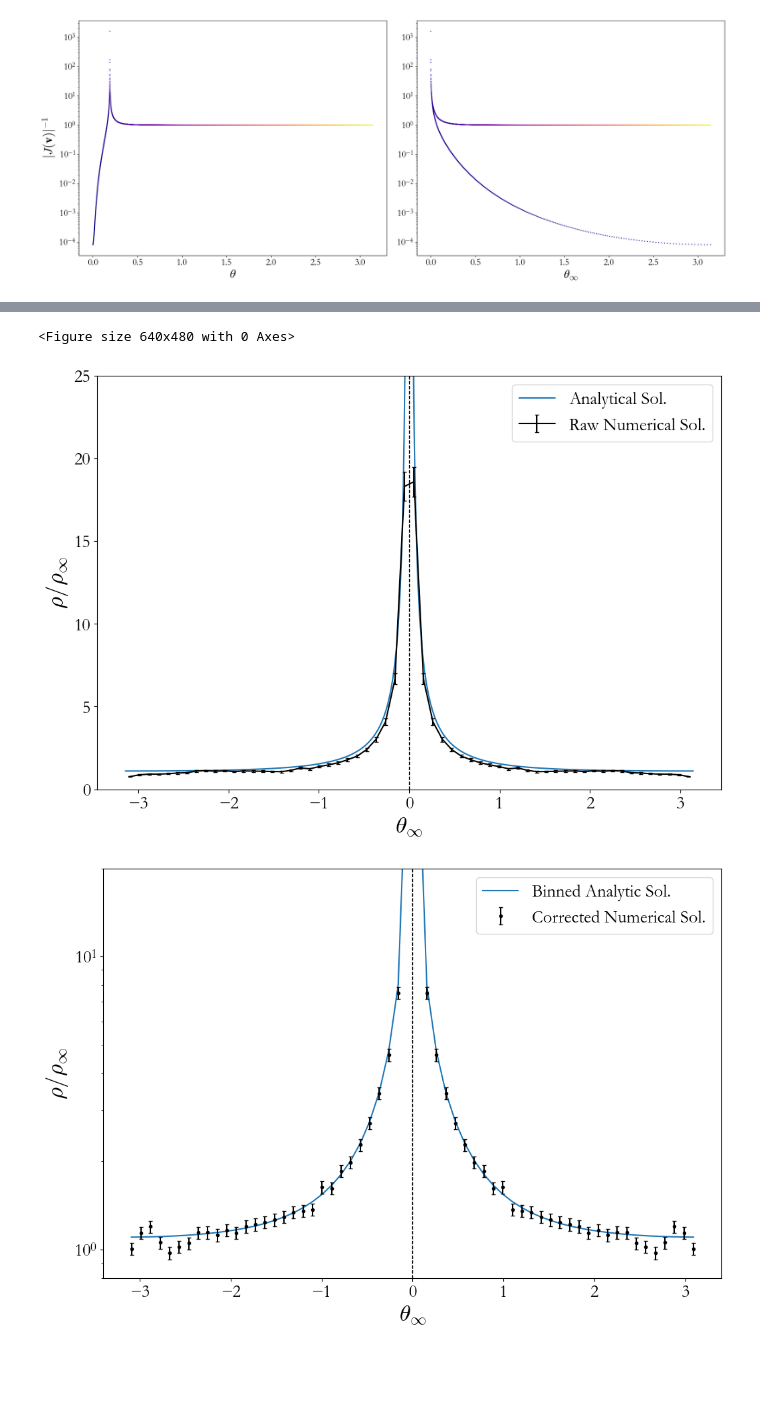
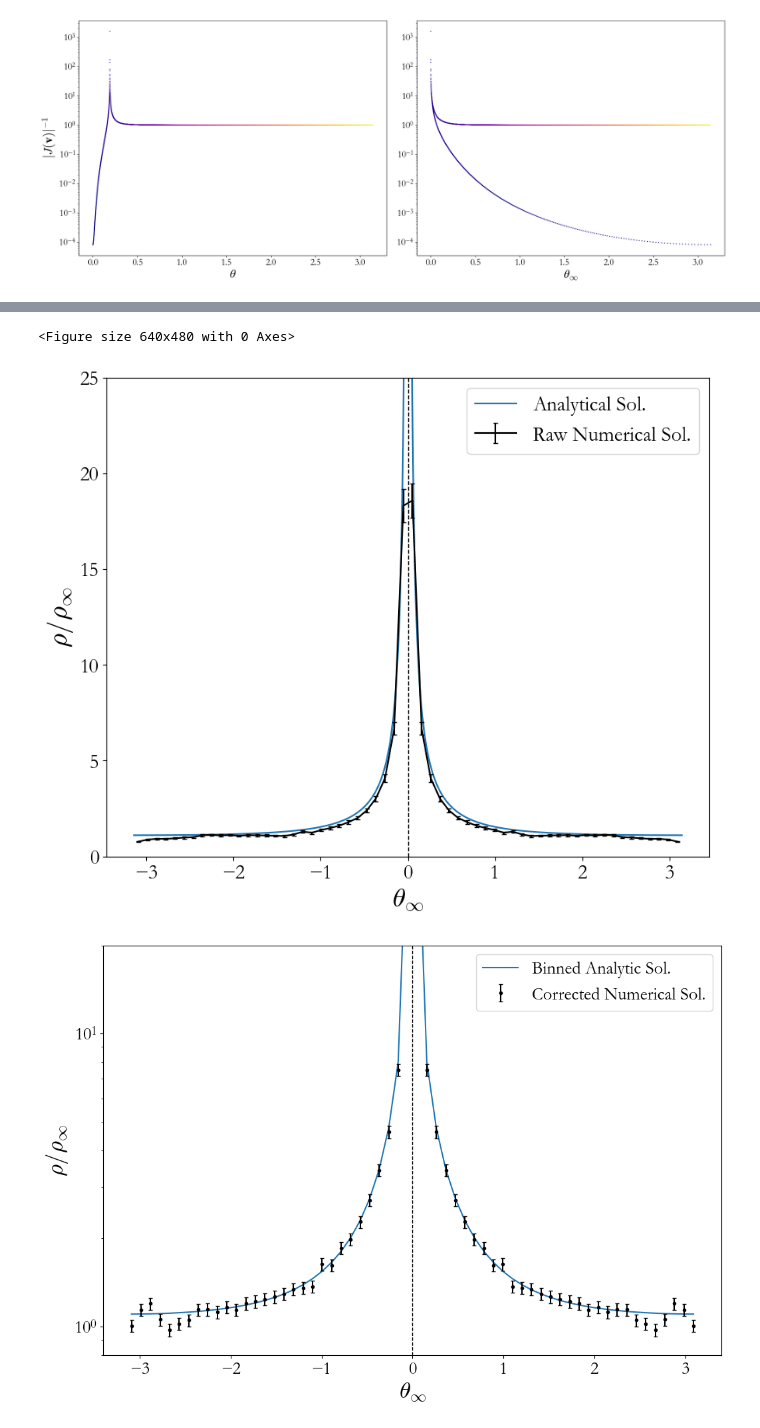
Before and after one commit to shauryagarg145/dark-matter-waves, a Jupyter notebook: jacobian.ipynb, the cells around one changed output, grey strips where cells are left out. Saved outputs shown, nothing was run; the diff lists cells and outputs as text; code cells hidden in the pictures; blank space fills up the shorter version.

```diff
--- a/jacobian.ipynb
+++ b/jacobian.ipynb
@@ -354,7 +352,7 @@ def func(theta, u, Phi, thetainf):
     return np.abs(theta_inf(theta, u, Phi) - thetainf)
 
 plt.clf()
-plt.figure(figsize=(12, 8))
+plt.figure(figsize=(10, 8))
 
 phi = np.linspace(0, np.pi - 1, 100)[:-1]
 phi = np.logspace(-3, np.log10(np.pi), 200)
@@ -413,35 +411,35 @@ cons = np.linspace(0, 2, 3000)
 bons = np.linspace(-1, 1, 3000)
 
 like = np.zeros((cons.shape[0], bons.shape[0]))
 i = 0
 for c in cons:
     j = 0
     for b in bons:
         exponent = np.sum((modely - (c*y + b))**2)
         asdf = np.exp(-exponent)
         like[i, j] = asdf
         j += 1
     i += 1
 '''
 
 #cind, bind = np.unravel_index(np.argmax(like, axis=None), like.shape)
 
 #C, B = cons[cind], bons[bind]
 
 #plt.scatter(data[:, 0], y / cons[C], color = "black", label="Numerical result")
 #plt.errorbar(data[:, 0], y * C + B, yerr = err, color = "black", label="Numerical result fitted", zorder = 0)
 plt.errorbar(data[:, 0], y, yerr = err, color = "black", label="Raw Numerical Sol.", capsize = 2)
 
 plt.ylim((0, 25))
 plt.legend()
 
 plt.xlabel("$\\theta_\\infty$")
 plt.ylabel("$\\rho / \\rho_\\infty$")
 #plt.title("Numerical vs Analytic Density Enhancement, $u = 35$ km/s")
-plt.savefig("plots/numericvsanalytic.png", dpi = 400, bbox_inches = 'tight')
+plt.savefig("plots/numericvsanalytic.pdf", dpi = 400, bbox_inches = 'tight')
 # %% [output]
 <Figure size 640x480 with 0 Axes>
-[figure, old version]
+[figure, new version]
 # %%
 from scipy.optimize import brentq
 import astropy.units as u
```
Also changed, not shown: parts of 6 cells of this notebook, 13 other files.
